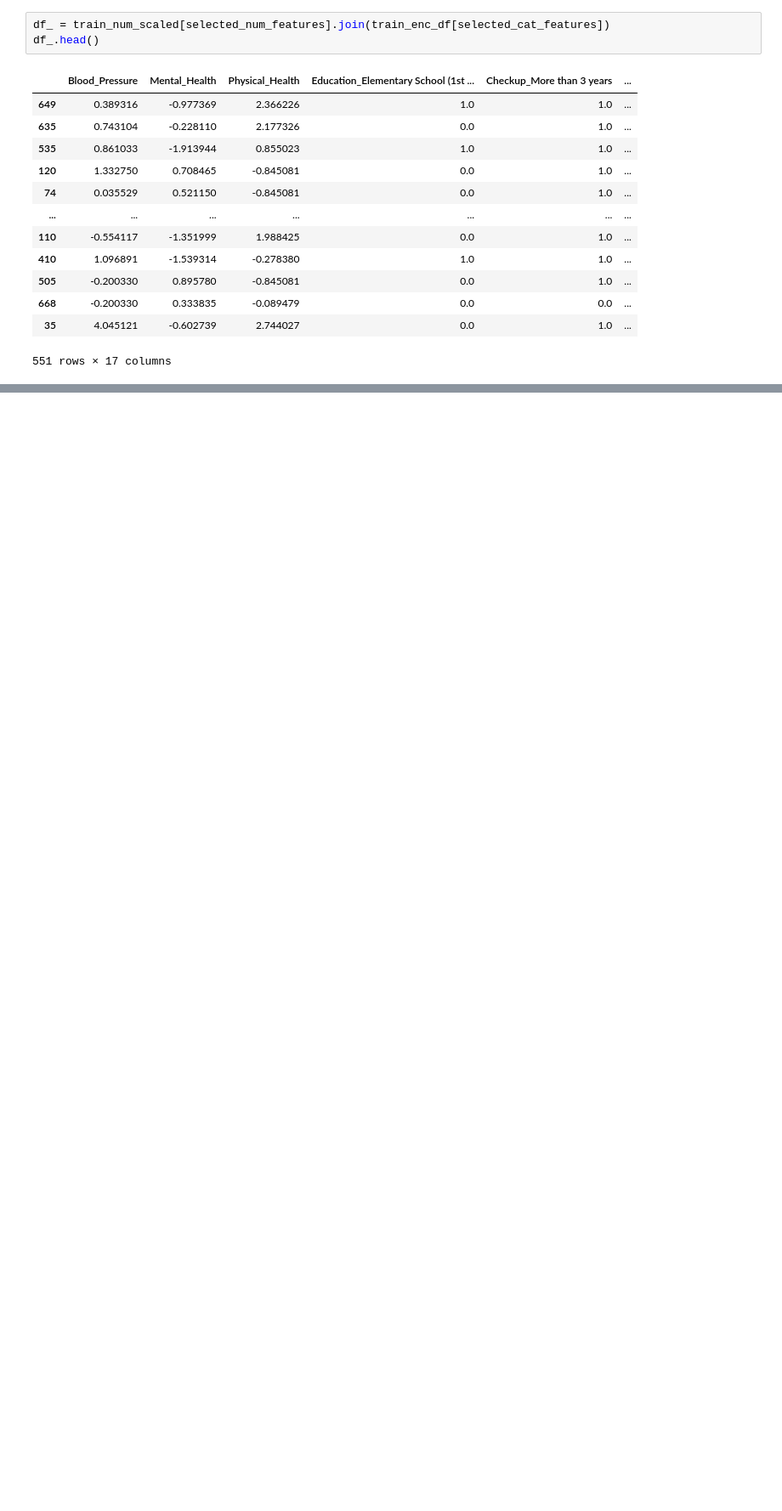
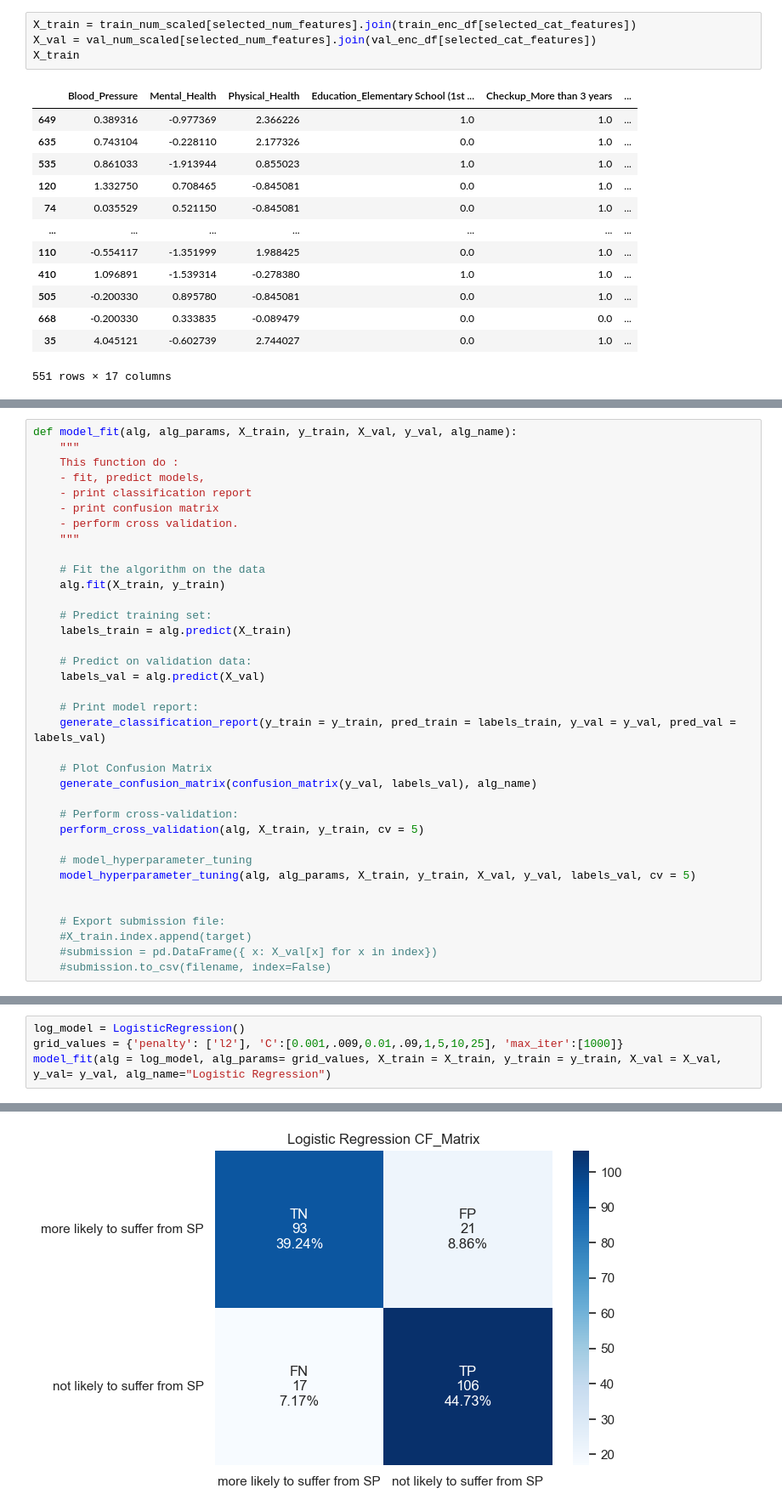
Before and after one commit to NassarX/ML-200179-Project, a Jupyter notebook: smith_parasite.ipynb, the cells around one changed output, grey strips where cells are left out. Shown at 85% size. Drawn from its saved outputs; the diff is of its cells as text; blank space fills up the shorter version.

Commit message:
Start on modeling evaluation step

```diff
--- a/smith_parasite.ipynb
+++ b/smith_parasite.ipynb
@@ -1641,8 +1646,9 @@ train_enc_df[selected_cat_features].head()
 | 120 | 0.0 | 1.0 | 0.0 | 0.0 | ... |
 | 74 | 0.0 | 1.0 | 0.0 | 0.0 | ... |
 # %%
-df_ = train_num_scaled[selected_num_features].join(train_enc_df[selected_cat_features])
-df_.head()
+X_train = train_num_scaled[selected_num_features].join(train_enc_df[selected_cat_features])
+X_val = val_num_scaled[selected_num_features].join(val_enc_df[selected_cat_features])
+X_train
 # %% [output]
 |  | Blood_Pressure | Mental_Health | Physical_Health | Education_Elementary School (1st ... | Checkup_More than 3 years | ... |
 | 649 | 0.389316 | -0.977369 | 2.366226 | 1.0 | 1.0 | ... |
@@ -1659,0 +1800,36 @@ df_.head()
+# %%
+def model_fit(alg, alg_params, X_train, y_train, X_val, y_val, alg_name):
+    """
+    This function do :
+    - fit, predict models,
+    - print classification report
+    - print confusion matrix
+    - perform cross validation.
+    """
+
+    # Fit the algorithm on the data
+    alg.fit(X_train, y_train)
+
+    # Predict training set:
+    labels_train = alg.predict(X_train)
+
+    # Predict on validation data:
+    labels_val = alg.predict(X_val)
+
+    # Print model report:
+    generate_classification_report(y_train = y_train, pred_train = labels_train, y_val = y_val, pred_val = labels_val)
+
+    # Plot Confusion Matrix
+    generate_confusion_matrix(confusion_matrix(y_val, labels_val), alg_name)
+
+    # Perform cross-validation:
+    perform_cross_validation(alg, X_train, y_train, cv = 5)
+
+    # model_hyperparameter_tuning
+    model_hyperparameter_tuning(alg, alg_params, X_train, y_train, X_val, y_val, labels_val, cv = 5)
+
+
+    # Export submission file:
+    #X_train.index.append(target)
+    #submission = pd.DataFrame({ x: X_val[x] for x in index})
+    #submission.to_csv(filename, index=False)
@@ -1659,0 +1838,5 @@ df_.head()
+# %%
+log_model = LogisticRegression()
+grid_values = {'penalty': ['l2'], 'C':[0.001,.009,0.01,.09,1,5,10,25], 'max_iter':[1000]}
+model_fit(alg = log_model, alg_params= grid_values, X_train = X_train, y_train = y_train, X_val = X_val, y_val= y_val, alg_name="Logistic Regression")
+# %% [output]
@@ -1659,0 +1860 @@ df_.head()
+[figure, added]
```
Also changed, not shown: parts of 26 cells of this notebook, 4 other files.
